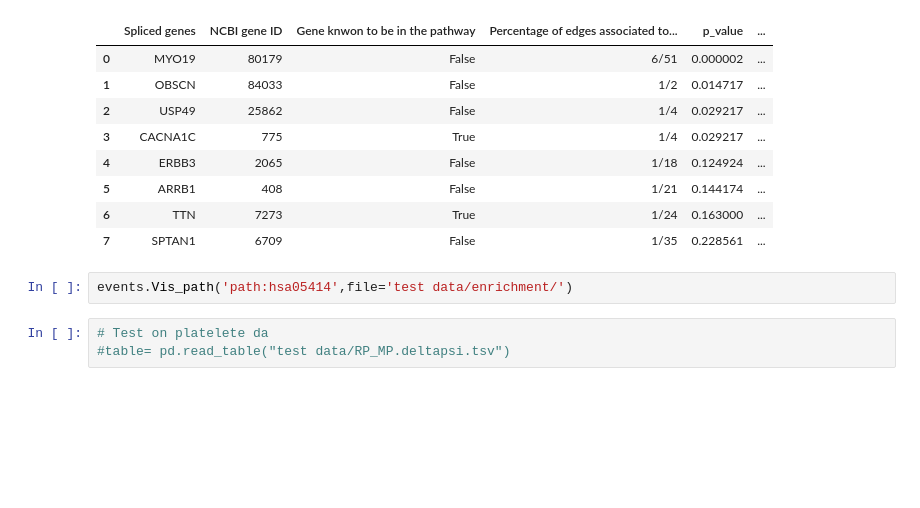
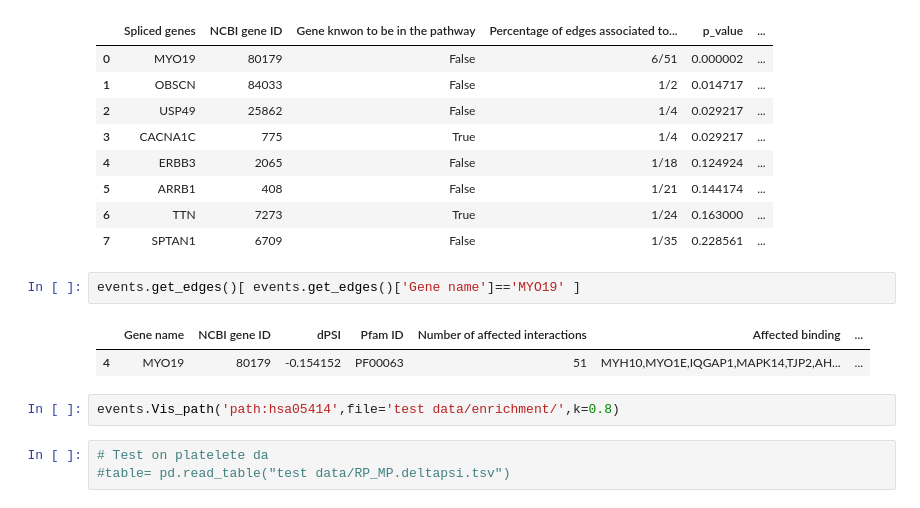
Before and after one commit to louadi/NEASE, a Jupyter notebook: test.ipynb, the cells around one changed output. Cells and saved outputs as stored; diff of their text form; blank space fills up the shorter version.

```diff
--- a/test.ipynb
+++ b/test.ipynb
@@ -104,8 +104,13 @@ Overall p_value:  0.03372116585183135
 | 5 | ARRB1 | 408 | False | 1/21 | 0.144174 | ... |
 | 6 | TTN | 7273 | True | 1/24 | 0.163000 | ... |
 | 7 | SPTAN1 | 6709 | False | 1/35 | 0.228561 | ... |
+# %%
+events.get_edges()[ events.get_edges()['Gene name']=='MYO19' ]
+# %% [output]
+|  | Gene name | NCBI gene ID | dPSI | Pfam ID | Number of affected interactions | Affected binding | ... |
+| 4 | MYO19 | 80179 | -0.154152 | PF00063 | 51 | MYH10,MYO1E,IQGAP1,MAPK14,TJP2,AH... | ... |
 # %%
-events.Vis_path('path:hsa05414',file='test data/enrichment/')
+events.Vis_path('path:hsa05414',file='test data/enrichment/',k=0.8)
 # %%
 # Test on platelete da
 #table= pd.read_table("test data/RP_MP.deltapsi.tsv")
```
Also changed, not shown: parts of 2 cells of this notebook, 2 other files.
